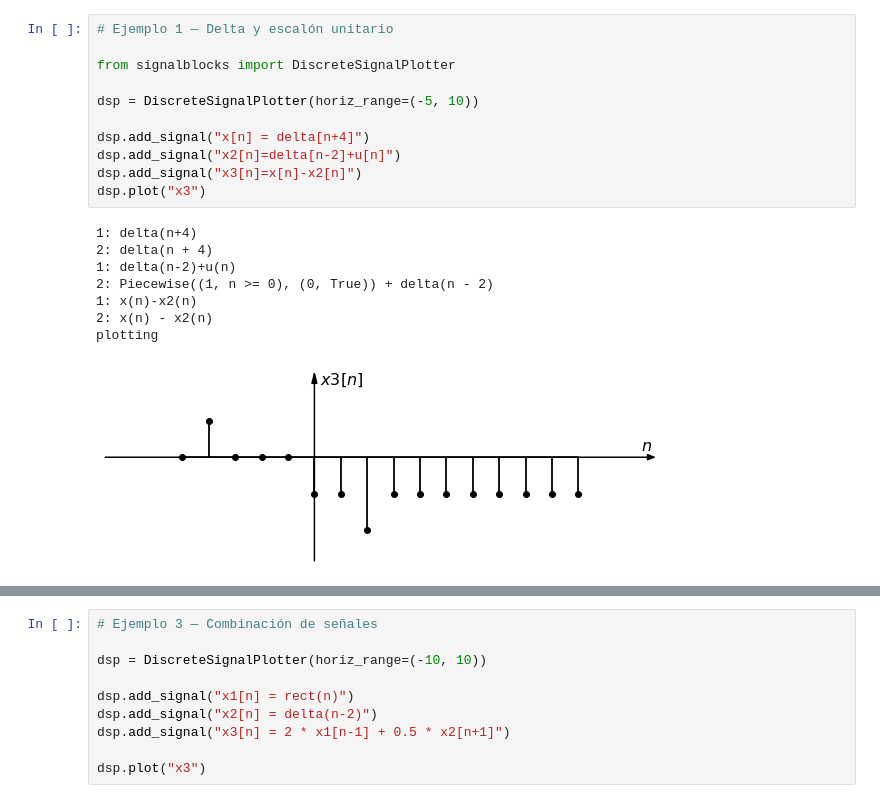
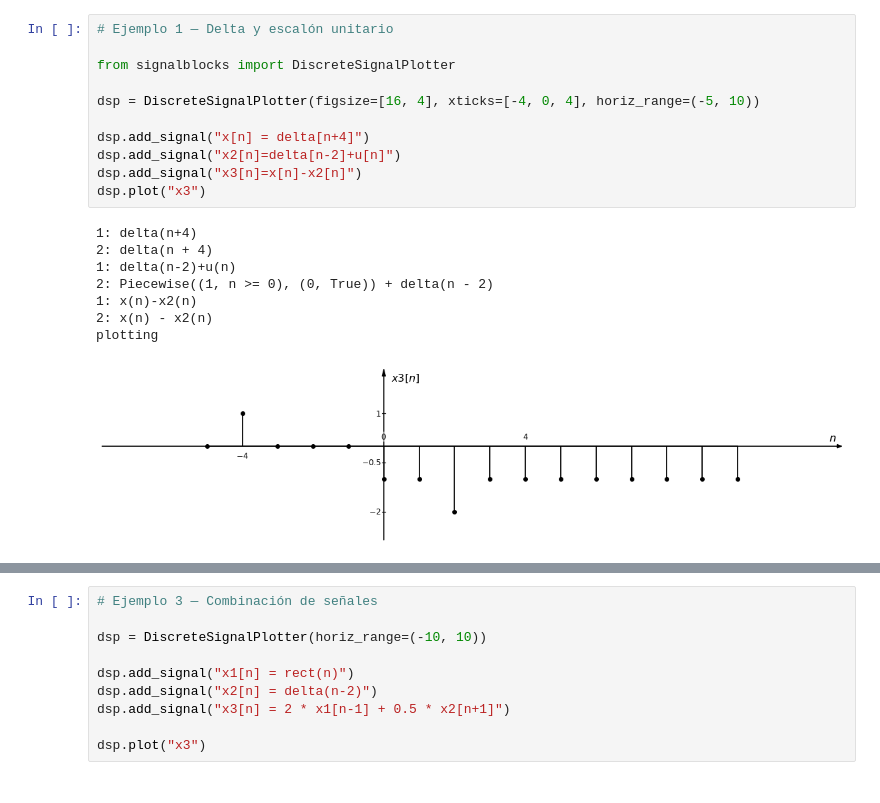
Before and after one commit to miguelmartfern/BlockDiagrams, a Jupyter notebook: docs/notebooks/discrete_signal_examples.ipynb, the cells around one changed output, grey strips where cells are left out. Drawn from its saved outputs; the diff is of its cells as text.

```diff
--- a/docs/notebooks/discrete_signal_examples.ipynb
+++ b/docs/notebooks/discrete_signal_examples.ipynb
@@ -1,23 +1,23 @@
 # %%
 # Ejemplo 1 — Delta y escalón unitario
 
 from signalblocks import DiscreteSignalPlotter
 
-dsp = DiscreteSignalPlotter(horiz_range=(-5, 10))
+dsp = DiscreteSignalPlotter(figsize=[16, 4], xticks=[-4, 0, 4], horiz_range=(-5, 10))
 
 dsp.add_signal("x[n] = delta[n+4]")
 dsp.add_signal("x2[n]=delta[n-2]+u[n]")
 dsp.add_signal("x3[n]=x[n]-x2[n]")
 dsp.plot("x3")
 # %% [output]
 1: delta(n+4)
 2: delta(n + 4)
 1: delta(n-2)+u(n)
 2: Piecewise((1, n >= 0), (0, True)) + delta(n - 2)
 1: x(n)-x2(n)
 2: x(n) - x2(n)
 plotting
-[figure, old version]
+[figure, new version]
 # %%
 # Ejemplo 2 — Triángulo y desplazamiento temporal
 
```
Also changed, not shown: parts of 2 cells of this notebook, 1 other file.
